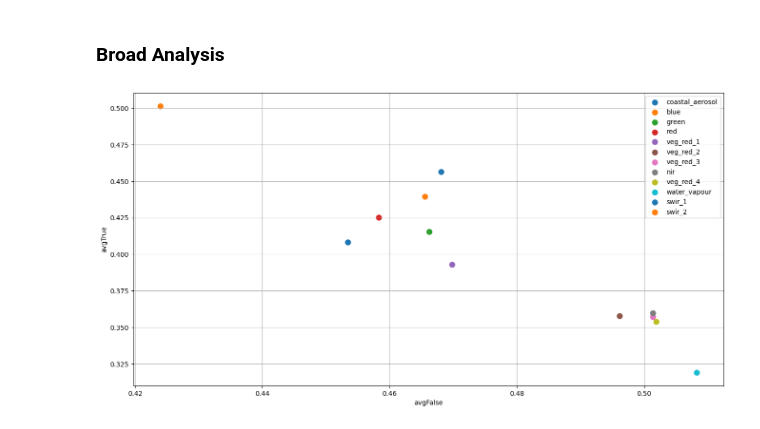
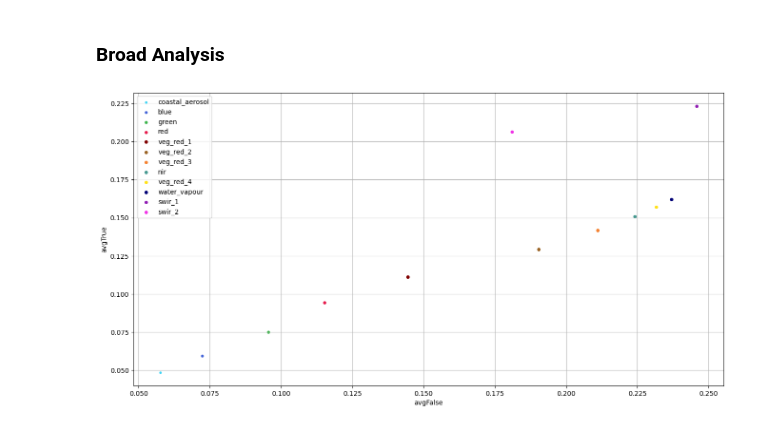
Before and after one commit to JackFlint3/DataMiningChallenge, a Jupyter notebook: dataAnalysis.ipynb, the cells around one changed output. Cells and saved outputs as stored; diff of their text form; code cells hidden in the pictures.

```diff
--- a/dataAnalysis.ipynb
+++ b/dataAnalysis.ipynb
@@ -81,3 +81,18 @@ Overall Items: 534
+# %%
+BAND_COLORS = {
+    "coastal_aerosol" : "#42d4f4",
+    "blue" : "#4363d8",
+    "green" : "#3cb44b",
+    "red" : "#e6194B",
+    "veg_red_1" : "#800000",
+    "veg_red_2" : "#9A6324",
+    "veg_red_3" : "#f58231",
+    "nir" : "#469990",
+    "veg_red_4" : "#ffe119",
+    "water_vapour" : "#000075",
+    "swir_1" : "#911eb4",
+    "swir_2" : "#f032e6"
+}
 # %% [markdown]
 Xarray Transformation
 # %%
@@ -191,10 +233,10 @@ def scoreBands(xdDataArray, xdMask):
 # %%
-def readFromCsv():
+def readFromCsv(filename):
     scoreTypes = ["preScores", "postScores", "deltaScores"]
     scoreKeys = ["truePoints", "falsePoints", "overallScore", "trueScore", "falseScore", "avgScore", "avgTrue", "avgFalse", "minTrue", "maxTrue", "minFalse", "maxFalse" ]
 
     scoreFileData = { "entries" : [] , "count" : 0}
-    with open('scores.csv', 'r', newline='') as csvfile:
+    with open(filename, 'r', newline='') as csvfile:
         scoresReader = csv.reader(csvfile, delimiter=';',
                                 quotechar='|')
 
@@ -524,8 +545,7 @@ globalScores = { "entries" : [], "count" : 0 }
 # %%
 #globalScores = readAllData()
-globalScores = readFromCsv()
+globalScores = readFromCsv("globalScores.csv")
+globalNormalizedScores = readFromCsv("globalNormalizedScores.csv")
-# %%
-globalAverage = {}
 # %%
 def generateAverage(globalScores):
     globalAverage = {}
@@ -582,24 +603,25 @@ globalAverage = generateAverage(globalScores=globalScores)
 # %%
 fig, ax = plt.subplots(figsize=(16, 8))
 
-bands = globalAverage["deltaScores"]
+bands = globalAverage["postScores"]
 for bandName in bands:
 
     band = bands[bandName]
 
     trueVariation = abs(band["maxTrue"] - band["minTrue"])
 
 
 
     ax.scatter(x = band["avgFalse"],
             y = band["avgTrue"],
-            s = (1 + trueVariation) ** 6,
+            s = (1 + trueVariation) ** 3,
+            c = BAND_COLORS[band["name"]],
             label=band["name"])
 
 ax.set_xlabel("avgFalse")
 ax.set_ylabel("avgTrue")
 ax.grid(True)
 plt.legend()
 plt.show()
 # %% [output]
-[figure, old version]
+[figure, new version]
```
Also changed, not shown: parts of 9 cells of this notebook.
